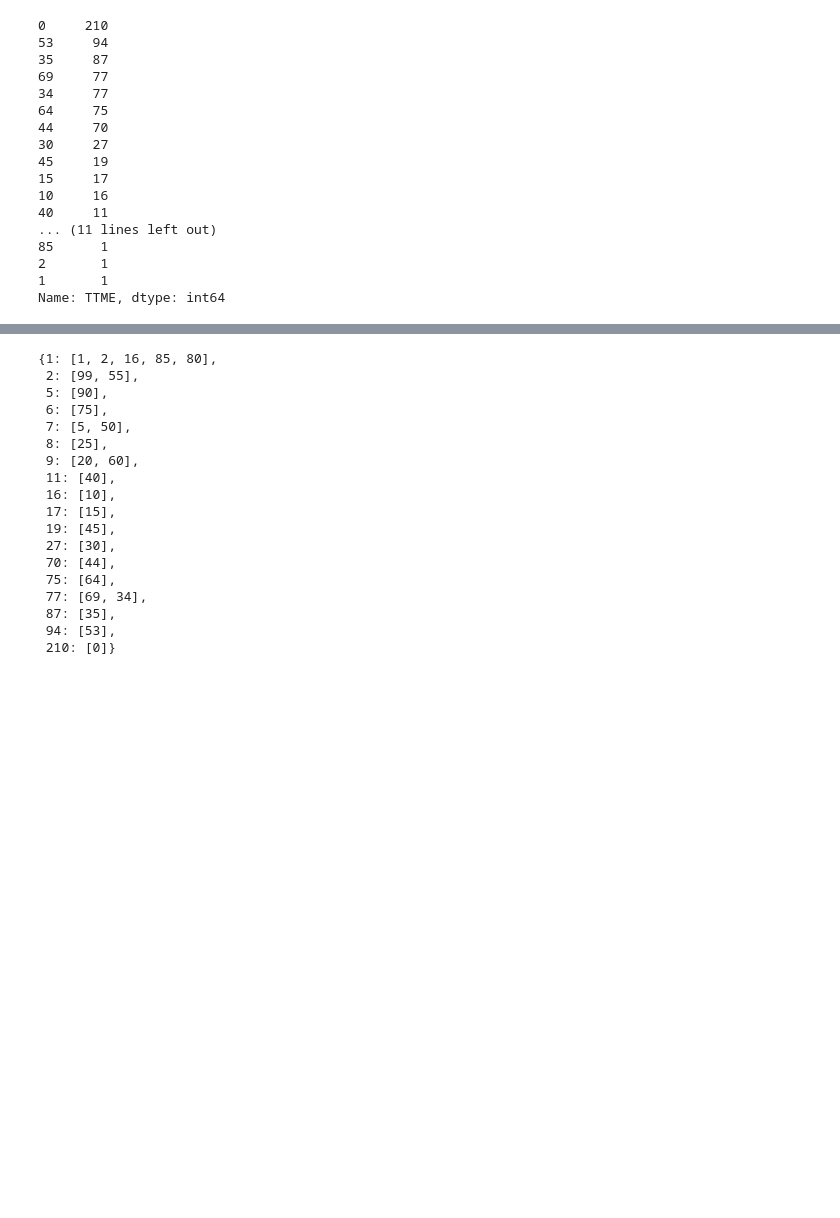
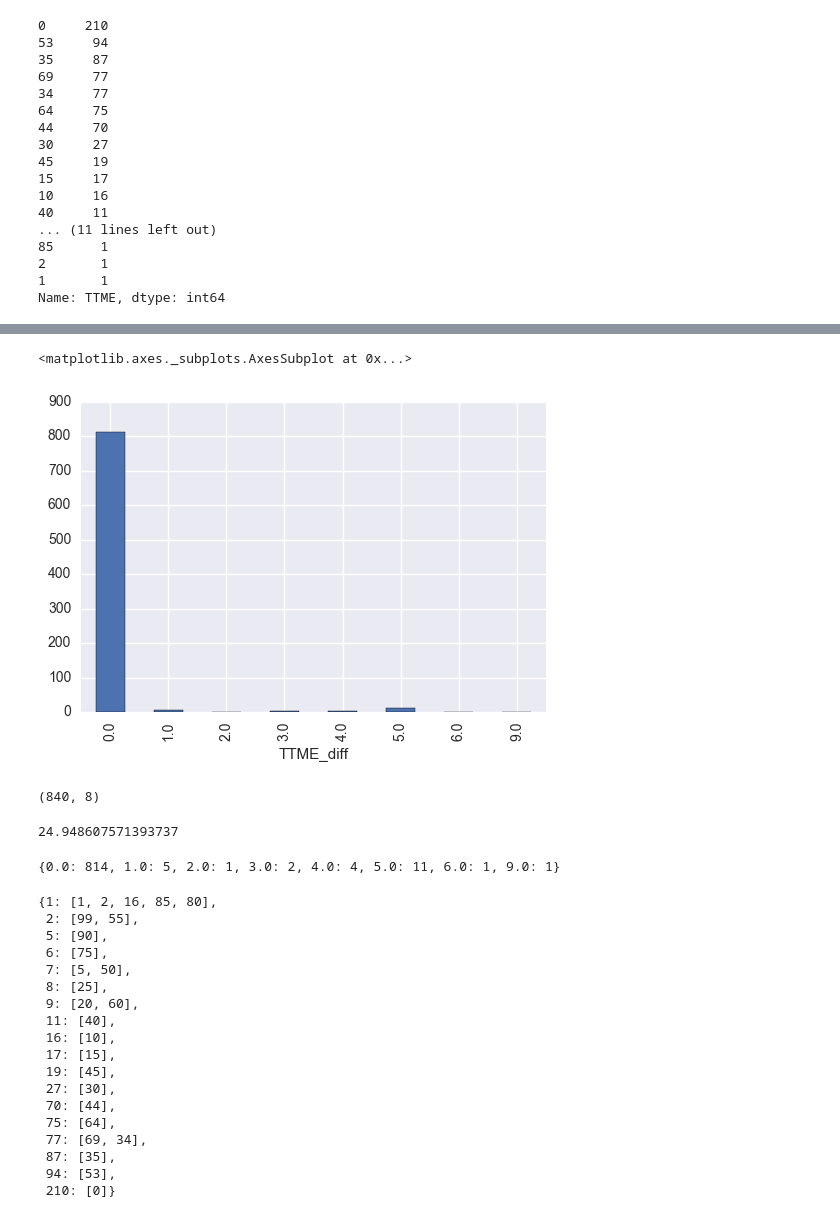
Before and after one commit to szeitlin/probability_binning, a Jupyter notebook: 11_02_2016_test_with_public_dataset.ipynb, the cells around one changed output, grey strips where cells are left out. Saved outputs shown, nothing was run; the diff lists cells and outputs as text; code cells hidden in the pictures; blank space fills up the shorter version.

```diff
--- a/11_02_2016_test_with_public_dataset.ipynb
+++ b/11_02_2016_test_with_public_dataset.ipynb
@@ -44,3 +44,7 @@ df['TTME'].value_counts()
 2       1
 1       1
 Name: TTME, dtype: int64
+# %%
+df.sort_values(by='TTME', inplace=True)
+df['TTME_diff'] = df['TTME'].diff()
+df.head()
@@ -46,0 +58,3 @@ Name: TTME, dtype: int64
+# %%
+bins = df.groupby('TTME_diff')['TTME'].count() #try this instead of inverted index
+bins
@@ -46,0 +72,15 @@ Name: TTME, dtype: int64
+# %%
+#then still want to combine adjacent bins if they're similar - need to define similar
+bins.plot(kind='bar')
+# %% [output]
+<matplotlib.axes._subplots.AxesSubplot at 0x...>
+[figure, added]
+# %%
+df.shape
+# %% [output]
+(840, 8)
+# %%
+stdev = df['TTME'].std()
+stdev
+# %% [output]
+24.948607571393737
@@ -47 +91,6 @@ Name: TTME, dtype: int64
+# %%
+#use bins as reference to decide what bins to use and combine the rest - this example is very simple
+bins.to_dict()
+# %% [output]
+{0.0: 814, 1.0: 5, 2.0: 1, 3.0: 2, 4.0: 4, 5.0: 11, 6.0: 1, 9.0: 1}
 # %%
```
Also changed, not shown: parts of 4 cells of this notebook, 1 other file.
